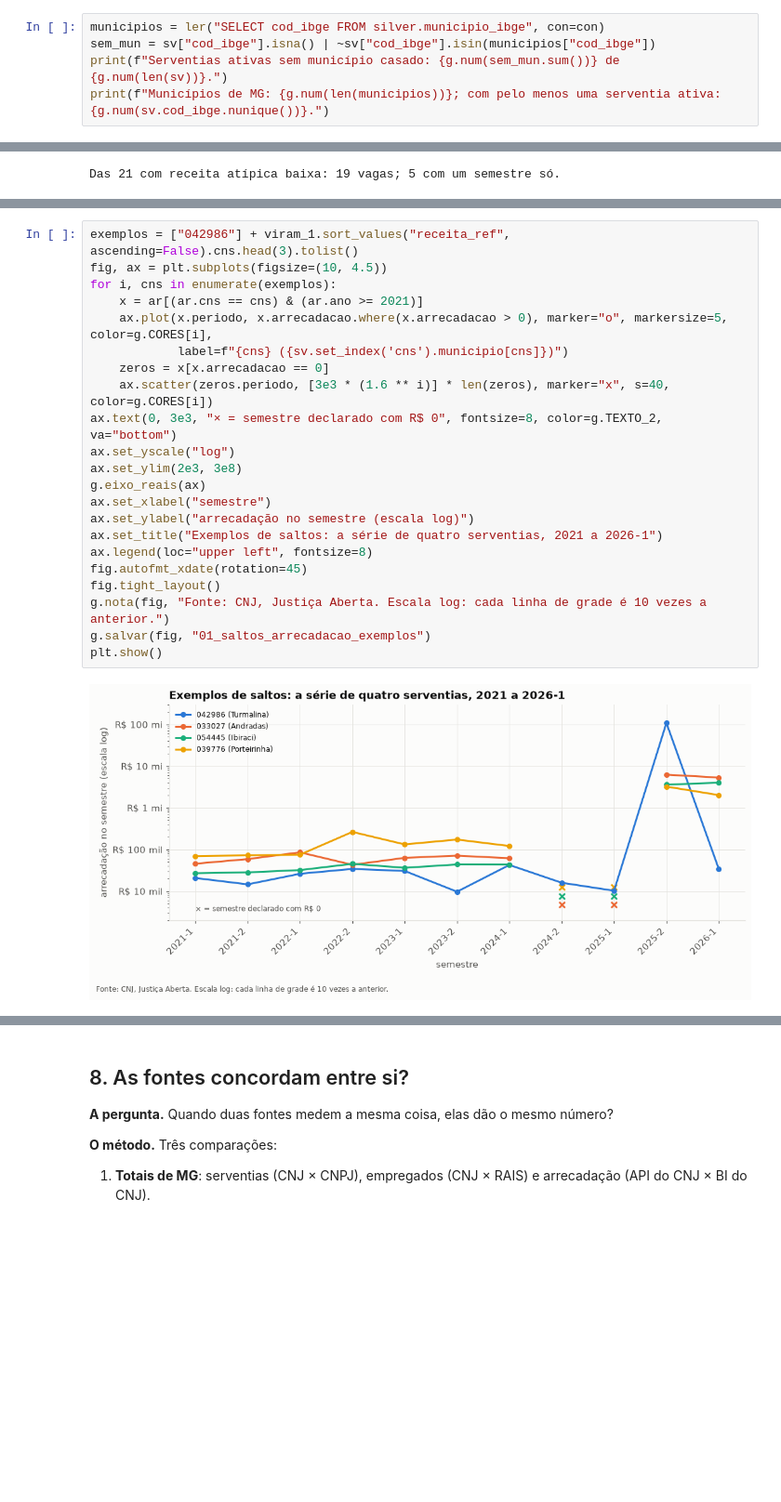
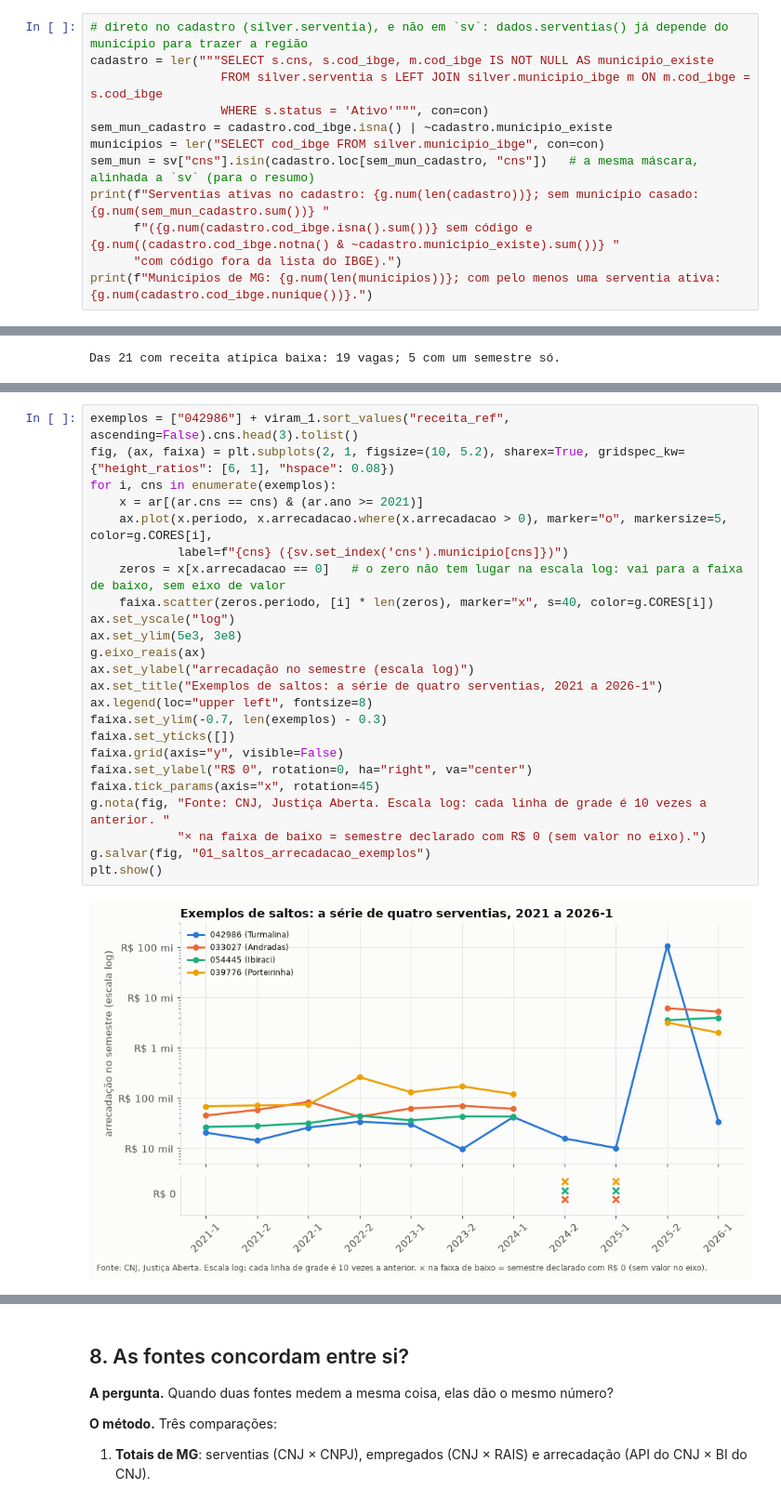
Before and after one commit to luccaamp/radar-seguro-cartorio, a Jupyter notebook: notebooks/01_qualidade_dados_faltantes.ipynb, the cells around one changed output, grey strips where cells are left out. Shown at 93% size. Saved outputs shown, nothing was run; the diff lists cells and outputs as text; blank space fills up the shorter version.

```diff
--- a/notebooks/01_qualidade_dados_faltantes.ipynb
+++ b/notebooks/01_qualidade_dados_faltantes.ipynb
@@ -264,6 +278,13 @@ Municípios com serventia ativa: 851. Com empregados CLT no CNJ e nenhum víncul
 # %%
+# direto no cadastro (silver.serventia), e não em `sv`: dados.serventias() já depende do município para trazer a região
+cadastro = ler("""SELECT s.cns, s.cod_ibge, m.cod_ibge IS NOT NULL AS municipio_existe
+                  FROM silver.serventia s LEFT JOIN silver.municipio_ibge m ON m.cod_ibge = s.cod_ibge
+                  WHERE s.status = 'Ativo'""", con=con)
+sem_mun_cadastro = cadastro.cod_ibge.isna() | ~cadastro.municipio_existe
 municipios = ler("SELECT cod_ibge FROM silver.municipio_ibge", con=con)
-sem_mun = sv["cod_ibge"].isna() | ~sv["cod_ibge"].isin(municipios["cod_ibge"])
-print(f"Serventias ativas sem município casado: {g.num(sem_mun.sum())} de {g.num(len(sv))}.")
-print(f"Municípios de MG: {g.num(len(municipios))}; com pelo menos uma serventia ativa: {g.num(sv.cod_ibge.nunique())}.")
+sem_mun = sv["cns"].isin(cadastro.loc[sem_mun_cadastro, "cns"])   # a mesma máscara, alinhada a `sv` (para o resumo)
+print(f"Serventias ativas no cadastro: {g.num(len(cadastro))}; sem município casado: {g.num(sem_mun_cadastro.sum())} "
+      f"({g.num(cadastro.cod_ibge.isna().sum())} sem código e {g.num((cadastro.cod_ibge.notna() & ~cadastro.municipio_existe).sum())} "
+      "com código fora da lista do IBGE).")
+print(f"Municípios de MG: {g.num(len(municipios))}; com pelo menos uma serventia ativa: {g.num(cadastro.cod_ibge.nunique())}.")
 # %% [output]
@@ -502,25 +532,27 @@ As serventias do universo que mudariam para a Classe 1:
 # %%
 exemplos = ["042986"] + viram_1.sort_values("receita_ref", ascending=False).cns.head(3).tolist()
-fig, ax = plt.subplots(figsize=(10, 4.5))
+fig, (ax, faixa) = plt.subplots(2, 1, figsize=(10, 5.2), sharex=True, gridspec_kw={"height_ratios": [6, 1], "hspace": 0.08})
 for i, cns in enumerate(exemplos):
     x = ar[(ar.cns == cns) & (ar.ano >= 2021)]
     ax.plot(x.periodo, x.arrecadacao.where(x.arrecadacao > 0), marker="o", markersize=5, color=g.CORES[i],
             label=f"{cns} ({sv.set_index('cns').municipio[cns]})")
-    zeros = x[x.arrecadacao == 0]
-    ax.scatter(zeros.periodo, [3e3 * (1.6 ** i)] * len(zeros), marker="x", s=40, color=g.CORES[i])
-ax.text(0, 3e3, "× = semestre declarado com R$ 0", fontsize=8, color=g.TEXTO_2, va="bottom")
+    zeros = x[x.arrecadacao == 0]   # o zero não tem lugar na escala log: vai para a faixa de baixo, sem eixo de valor
+    faixa.scatter(zeros.periodo, [i] * len(zeros), marker="x", s=40, color=g.CORES[i])
 ax.set_yscale("log")
-ax.set_ylim(2e3, 3e8)
+ax.set_ylim(5e3, 3e8)
 g.eixo_reais(ax)
-ax.set_xlabel("semestre")
 ax.set_ylabel("arrecadação no semestre (escala log)")
 ax.set_title("Exemplos de saltos: a série de quatro serventias, 2021 a 2026-1")
 ax.legend(loc="upper left", fontsize=8)
-fig.autofmt_xdate(rotation=45)
-fig.tight_layout()
-g.nota(fig, "Fonte: CNJ, Justiça Aberta. Escala log: cada linha de grade é 10 vezes a anterior.")
+faixa.set_ylim(-0.7, len(exemplos) - 0.3)
+faixa.set_yticks([])
+faixa.grid(axis="y", visible=False)
+faixa.set_ylabel("R$ 0", rotation=0, ha="right", va="center")
+faixa.tick_params(axis="x", rotation=45)
+g.nota(fig, "Fonte: CNJ, Justiça Aberta. Escala log: cada linha de grade é 10 vezes a anterior. "
+            "× na faixa de baixo = semestre declarado com R$ 0 (sem valor no eixo).")
 g.salvar(fig, "01_saltos_arrecadacao_exemplos")
 plt.show()
 # %% [output]
-[figure, old version]
+[figure, new version]
 # %% [markdown]
```
Also changed, not shown: parts of 15 cells of this notebook, 13 other files.
